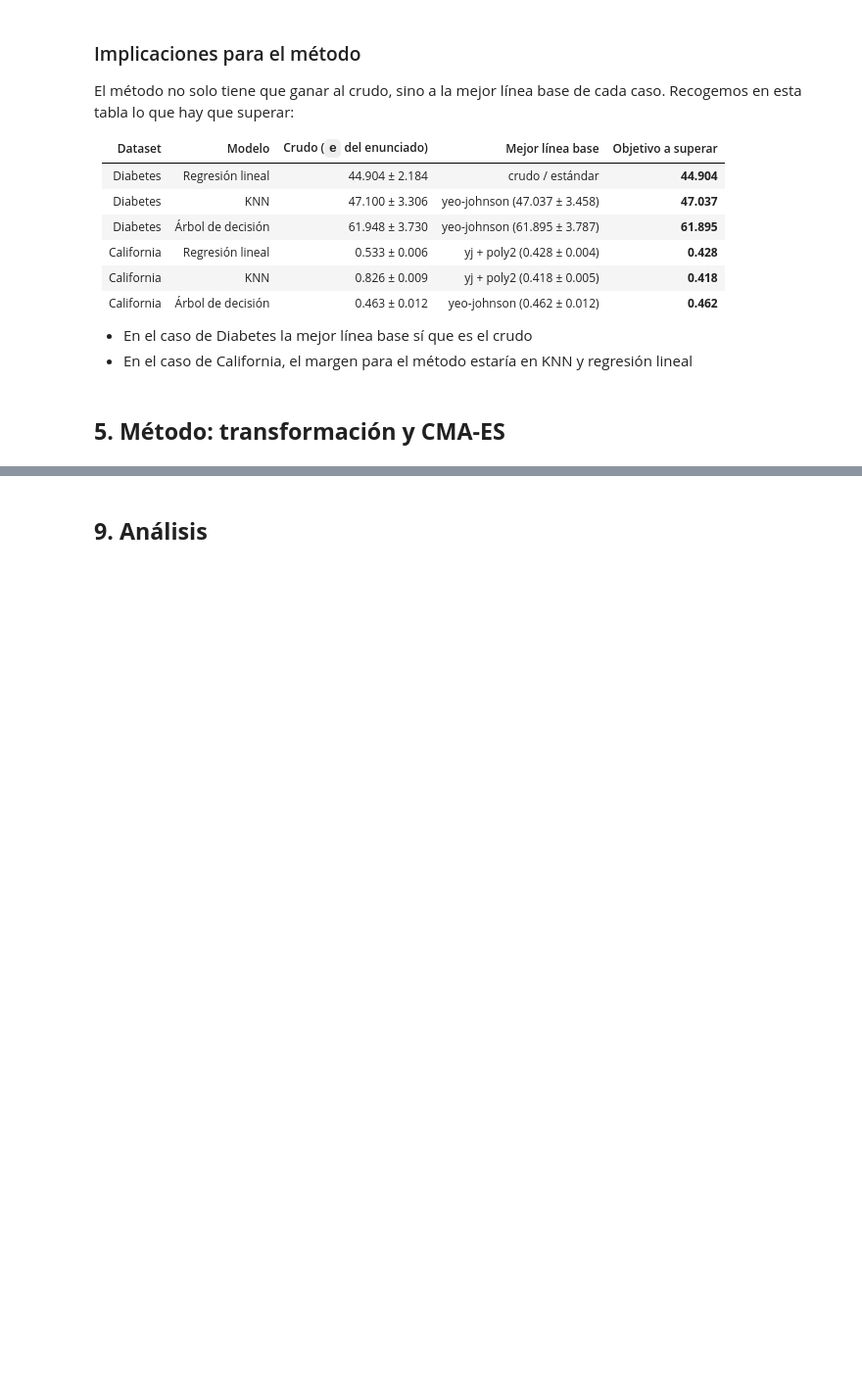
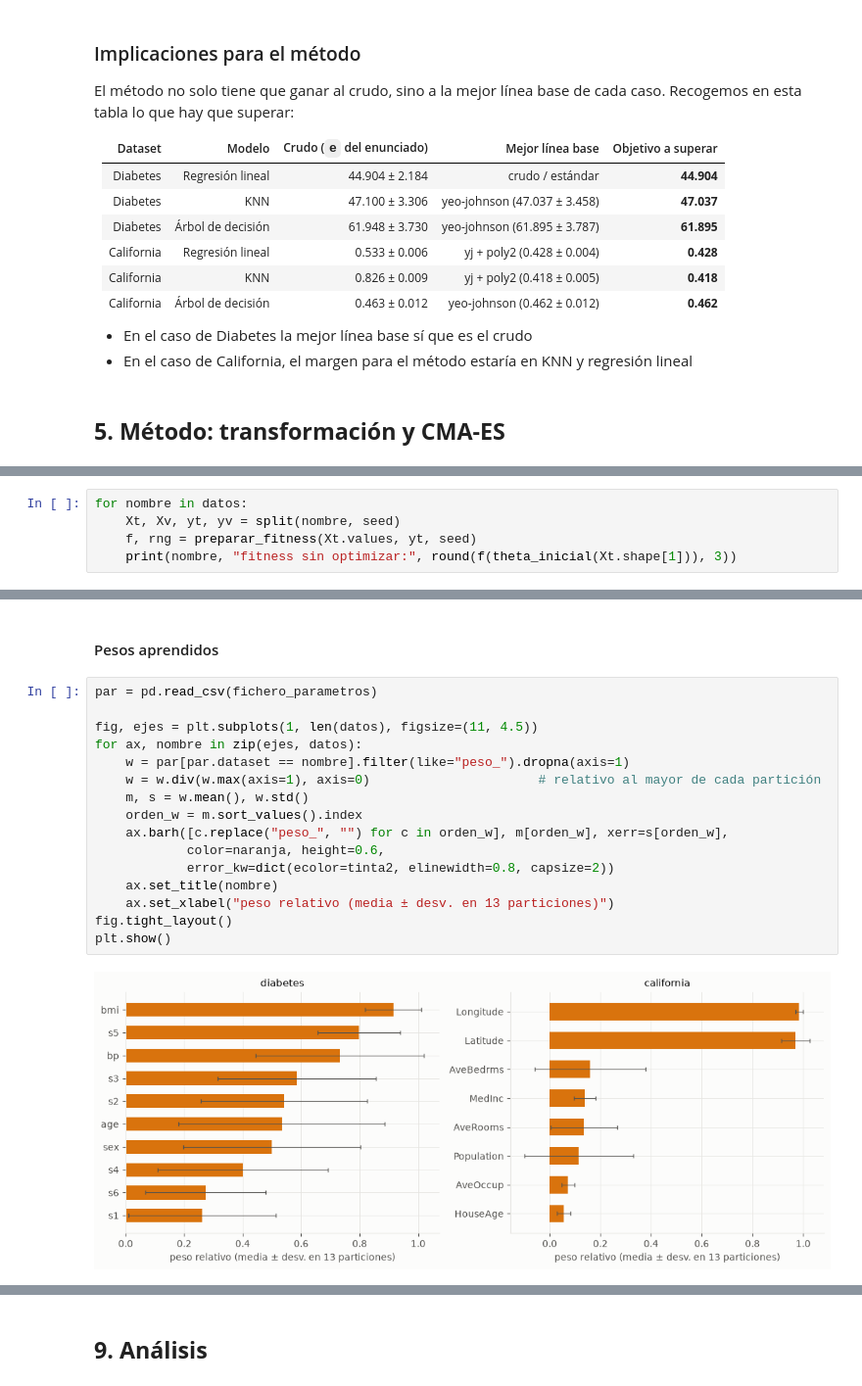
Before and after one commit to lopsal-1331/PTCA-FINAL-IA-BIOLOGICA, a Jupyter notebook: ptca-ia-bio-andrea-lopez-salazar.ipynb, the cells around one changed output, grey strips where cells are left out. Shown at 98% size. Saved outputs shown, nothing was run; the diff lists cells and outputs as text; blank space fills up the shorter version.

```diff
--- a/ptca-ia-bio-andrea-lopez-salazar.ipynb
+++ b/ptca-ia-bio-andrea-lopez-salazar.ipynb
@@ -364,0 +471,5 @@ El método no solo tiene que ganar al crudo, sino a la mejor línea base de cada
+# %%
+for nombre in datos:
+    Xt, Xv, yt, yv = split(nombre, seed)
+    f, rng = preparar_fitness(Xt.values, yt, seed)
+    print(nombre, "fitness sin optimizar:", round(f(theta_inicial(Xt.shape[1])), 3))
@@ -370,0 +909,20 @@ El método no solo tiene que ganar al crudo, sino a la mejor línea base de cada
+# %% [markdown]
+#### Pesos aprendidos
+# %%
+par = pd.read_csv(fichero_parametros)
+
+fig, ejes = plt.subplots(1, len(datos), figsize=(11, 4.5))
+for ax, nombre in zip(ejes, datos):
+    w = par[par.dataset == nombre].filter(like="peso_").dropna(axis=1)
+    w = w.div(w.max(axis=1), axis=0)                      # relativo al mayor de cada partición
+    m, s = w.mean(), w.std()
+    orden_w = m.sort_values().index
+    ax.barh([c.replace("peso_", "") for c in orden_w], m[orden_w], xerr=s[orden_w],
+            color=naranja, height=0.6,
+            error_kw=dict(ecolor=tinta2, elinewidth=0.8, capsize=2))
+    ax.set_title(nombre)
+    ax.set_xlabel("peso relativo (media ± desv. en 13 particiones)")
+fig.tight_layout()
+plt.show()
+# %% [output]
+[figure, added]
```
Also changed, not shown: parts of 49 cells of this notebook, 4 other files.
